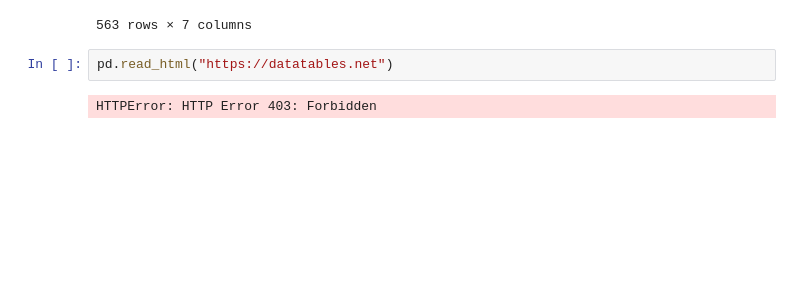
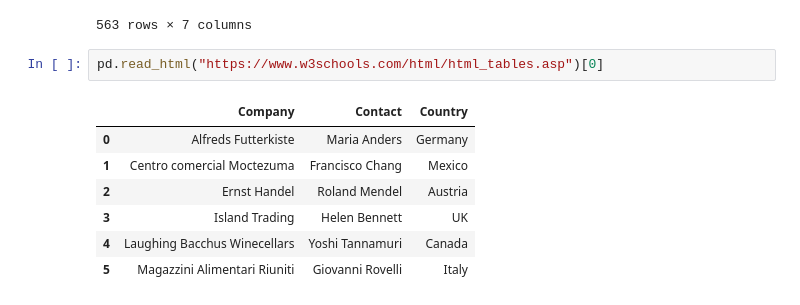
Before and after one commit to jp-vasoya-02/machine-learning-Data-Science-, a Jupyter notebook: pandas/working with file.ipynb, the cells around one changed output. Cells and saved outputs as stored; diff of their text form; blank space fills up the shorter version.

```diff
--- a/pandas/working with file.ipynb
+++ b/pandas/working with file.ipynb
@@ -137,7 +137,13 @@ pd.read_html("https://www.fdic.gov/resources/resolutions/bank-failures/failed-ba
 | 561 | National State Bank of Metropolis | Metropolis | IL | 3815 | Banterra Bank of Marion | December 14, 2000 | 4646 |
 | 562 | Bank of Honolulu | Honolulu | HI | 21029 | Bank of the Orient | October 13, 2000 | 4645 |
 563 rows × 7 columns
-# %%
-pd.read_html("https://datatables.net")
-# %% [output]
-HTTPError: HTTP Error 403: Forbidden
+# %%
+pd.read_html("https://www.w3schools.com/html/html_tables.asp")[0]
+# %% [output]
+|  | Company | Contact | Country |
+| 0 | Alfreds Futterkiste | Maria Anders | Germany |
+| 1 | Centro comercial Moctezuma | Francisco Chang | Mexico |
+| 2 | Ernst Handel | Roland Mendel | Austria |
+| 3 | Island Trading | Helen Bennett | UK |
+| 4 | Laughing Bacchus Winecellars | Yoshi Tannamuri | Canada |
+| 5 | Magazzini Alimentari Riuniti | Giovanni Rovelli | Italy |
```
Also changed, not shown: 1 other file.
